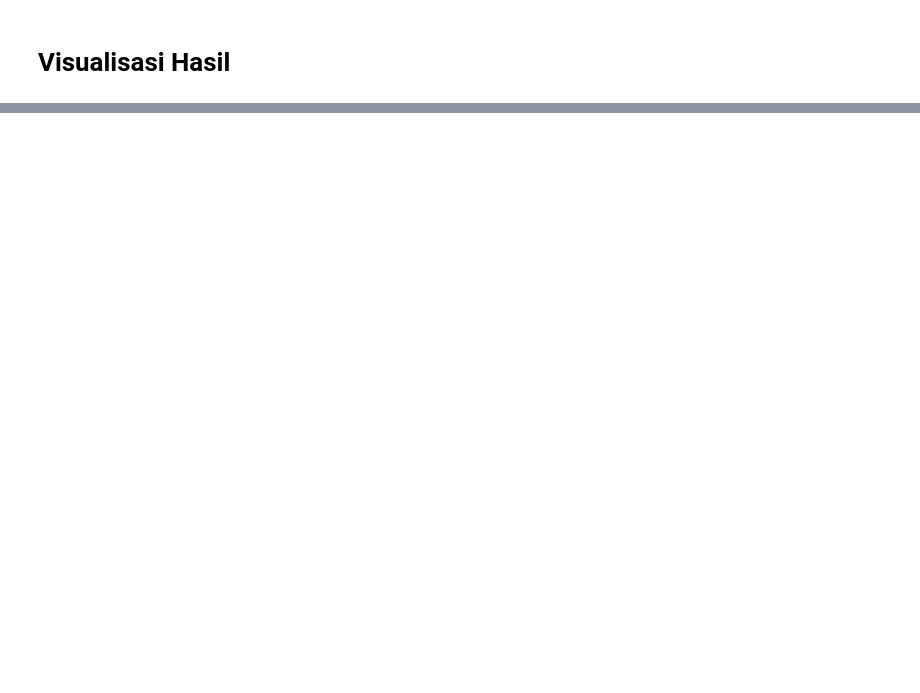
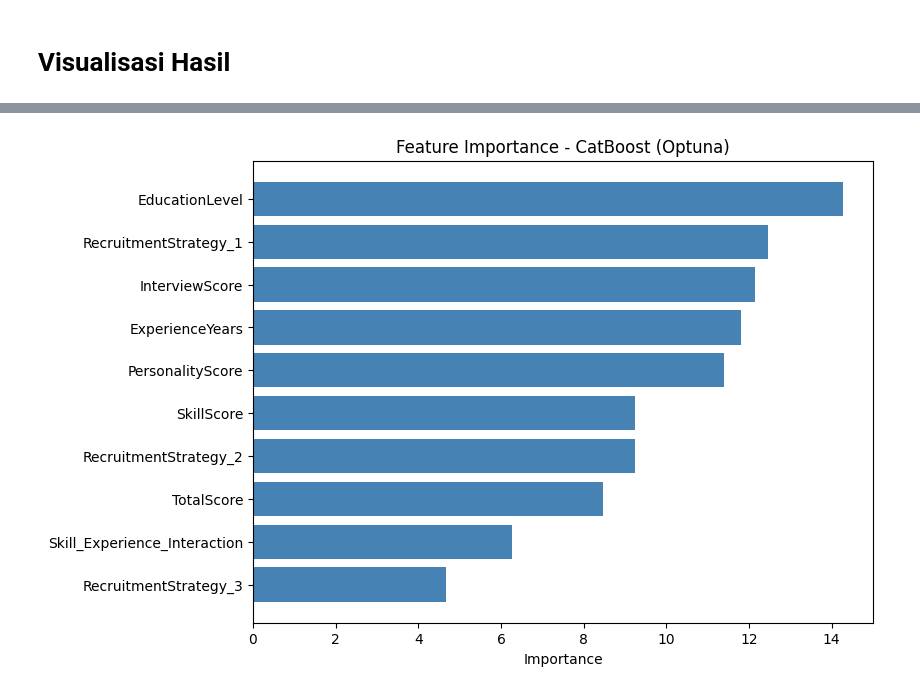
Before and after one commit to putapry/Recruitment-Prediction, a Jupyter notebook: Recruitment_Prediction.ipynb, the cells around one changed output, grey strips where cells are left out. Saved outputs shown, nothing was run; the diff lists cells and outputs as text; code cells hidden in the pictures; blank space fills up the shorter version.

```diff
--- a/Recruitment_Prediction.ipynb
+++ b/Recruitment_Prediction.ipynb
@@ -2165,0 +2253,25 @@ ROC AUC: 0.9750
+# %%
+# Feature Importance
+
+if hasattr(best_model_obj, "coef_"):  # Linear model
+    importance = np.mean(np.abs(best_model_obj.coef_), axis=0)
+elif hasattr(best_model_obj, "feature_importances_"):  # Tree-based model
+    importance = best_model_obj.feature_importances_
+else:
+    raise ValueError("Model tidak mendukung feature importance langsung.")
+
+# Buat dataframe
+feature_importance = pd.DataFrame({
+    "Feature": X_train_smote.columns,
+    "Importance": importance
+}).sort_values(by="Importance", ascending=False)
+
+# Plot
+plt.figure(figsize=(8, 6))
+plt.barh(feature_importance["Feature"], feature_importance["Importance"], color="steelblue")
+plt.gca().invert_yaxis()
+plt.title(f"Feature Importance - {best_model_row['Model']}")
+plt.xlabel("Importance")
+plt.show()
+# %% [output]
+[figure, added]
```
Also changed, not shown: parts of 63 cells of this notebook.
